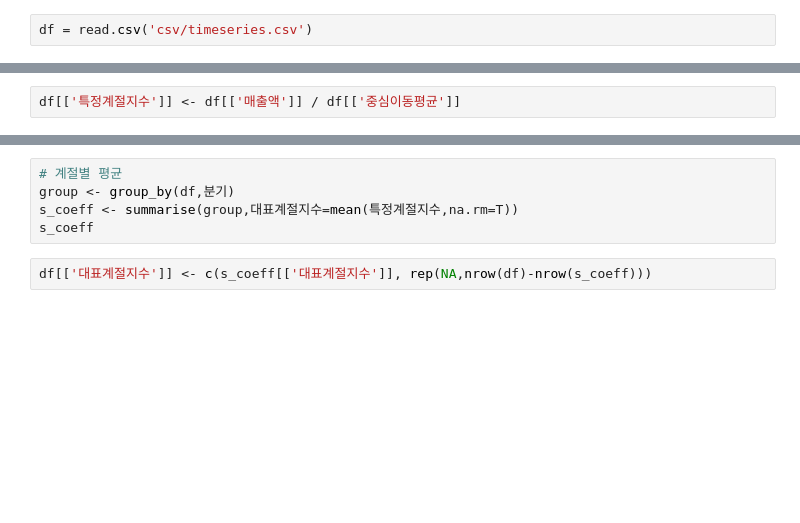
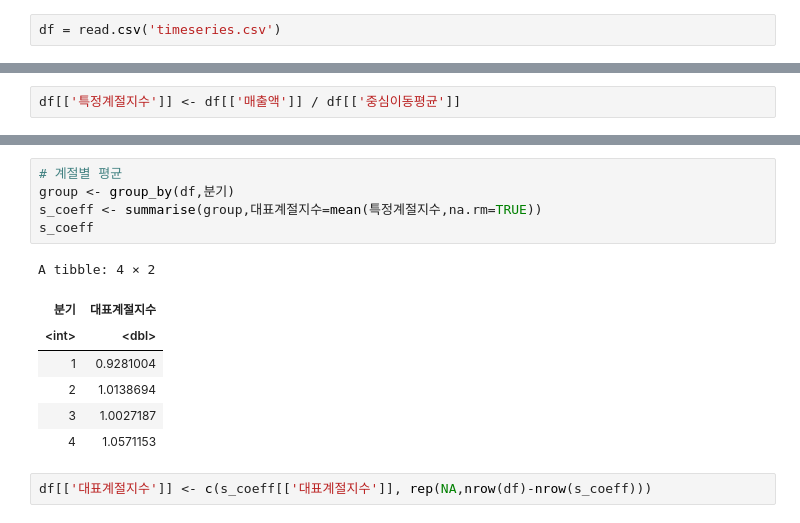
Before and after one commit to SJinLee/BasicStatatistics, a Jupyter notebook: advanced1.ipynb, the cells around one changed output, grey strips where cells are left out. Drawn from its saved outputs; the diff is of its cells as text; blank space fills up the shorter version.

```diff
--- a/advanced1.ipynb
+++ b/advanced1.ipynb
@@ -1,4 +3,4 @@
 # %%
-df = read.csv('csv/timeseries.csv')
+df = read.csv('timeseries.csv')
 # %%
 str(df)
@@ -29,8 +64,16 @@ df[['특정계절지수']] <- df[['매출액']] / df[['중심이동평균']]
 # %%
 # 계절별 평균
 group <- group_by(df,분기)
-s_coeff <- summarise(group,대표계절지수=mean(특정계절지수,na.rm=T))
+s_coeff <- summarise(group,대표계절지수=mean(특정계절지수,na.rm=TRUE))
 s_coeff
+# %% [output]
+A tibble: 4 × 2
+| 분기 | 대표계절지수 |
+| <int> | <dbl> |
+| 1 | 0.9281004 |
+| 2 | 1.0138694 |
+| 3 | 1.0027187 |
+| 4 | 1.0571153 |
 # %%
 df[['대표계절지수']] <- c(s_coeff[['대표계절지수']], rep(NA,nrow(df)-nrow(s_coeff)))
 # %%
```
Also changed, not shown: parts of 13 cells of this notebook.
